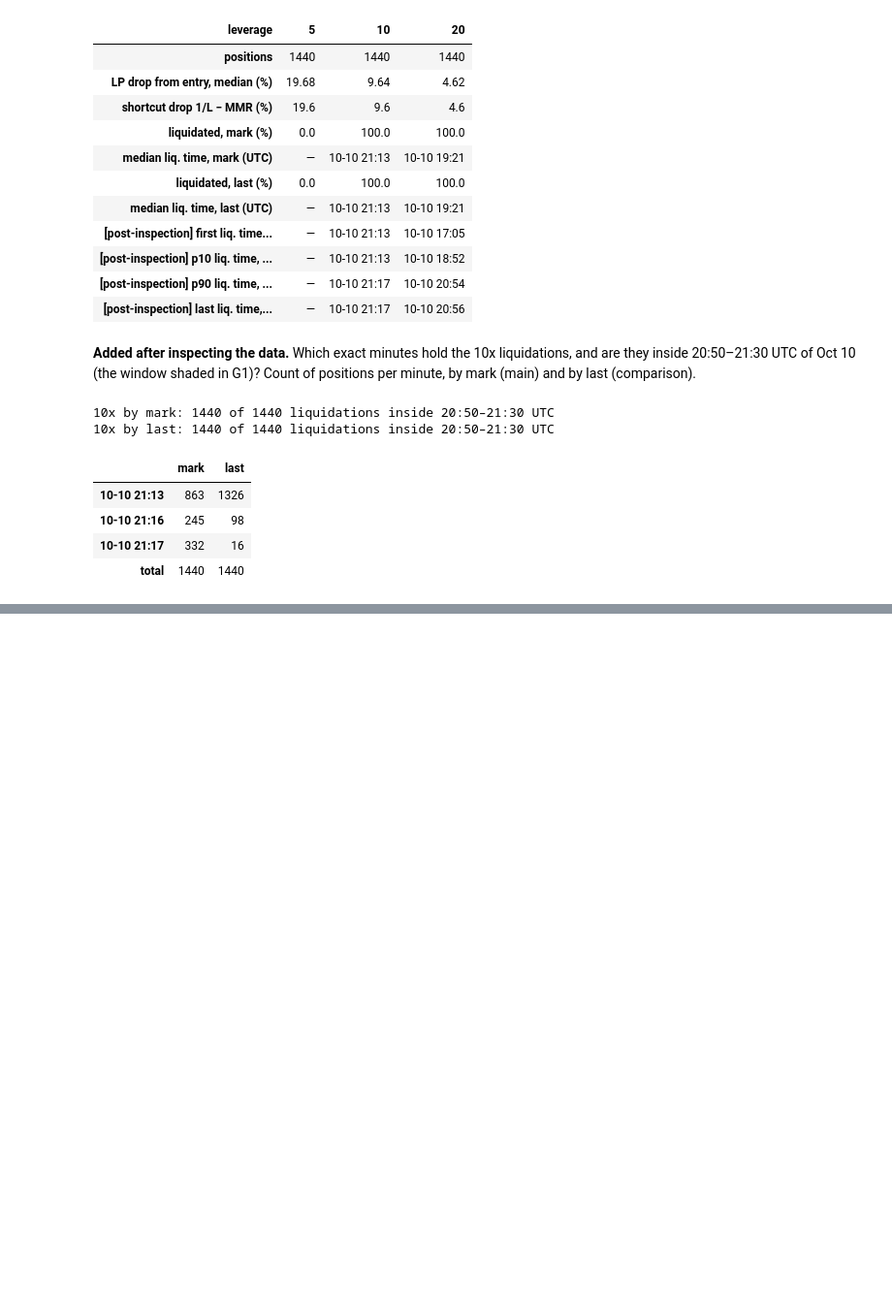
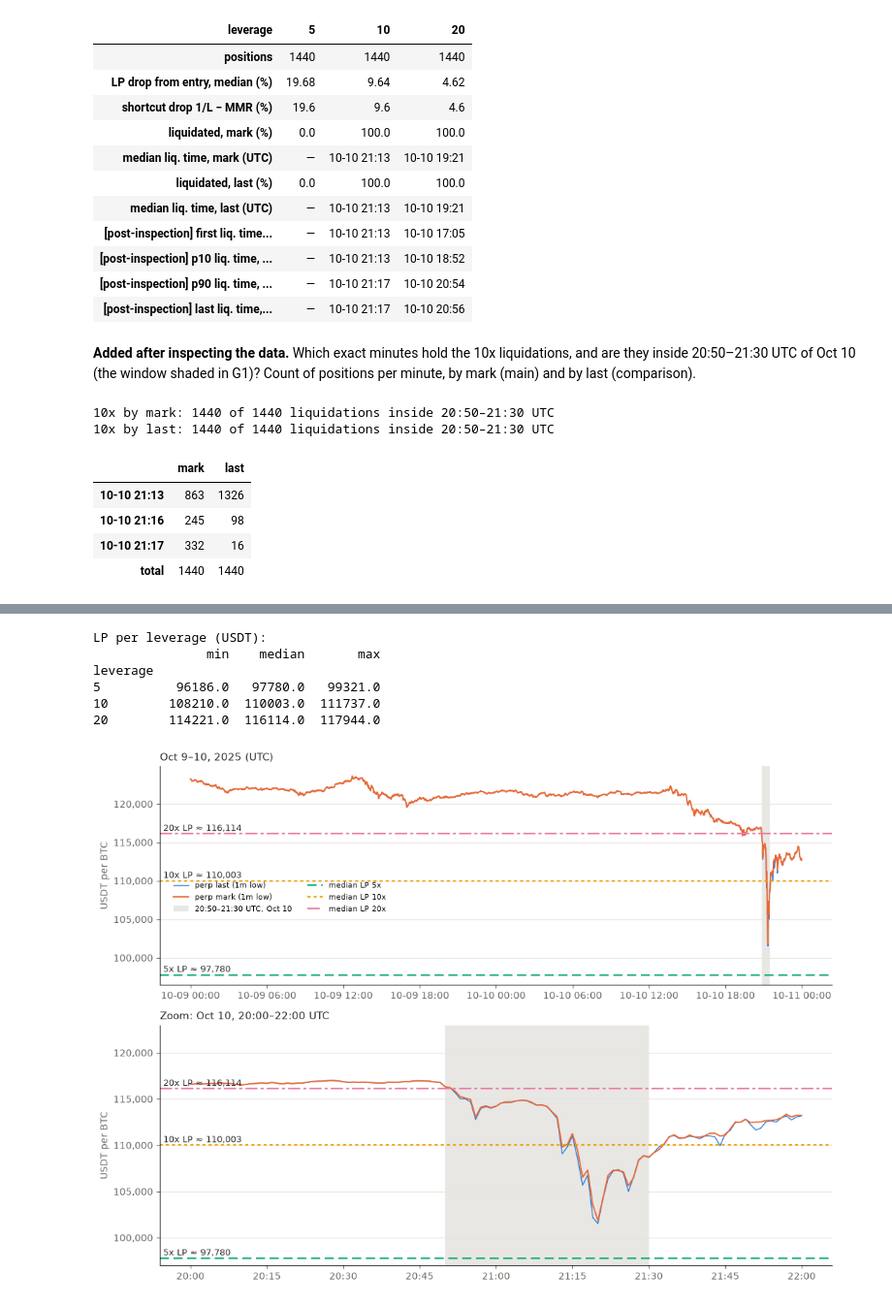
Before and after one commit to Alvarado-Maganna/crypto-quant-lab, a Jupyter notebook: notebooks/04_liquidation_math.ipynb, the cells around one changed output, grey strips where cells are left out. Shown at 97% size. Drawn from its saved outputs; the diff is of its cells as text; code cells hidden in the pictures; blank space fills up the shorter version.

Commit message:
Add G1 to notebook 04: last and mark lows with typical liquidation prices
Co-Authored-By: Claude Opus 5.5 <noreply@anthropic.com>

```diff
--- a/notebooks/04_liquidation_math.ipynb
+++ b/notebooks/04_liquidation_math.ipynb
@@ -472,0 +482,44 @@ minutes_10x
+# %%
+SERIES_COLORS = {"last": "#2a78d6", "mark": "#eb6834"}            # fixed per series
+LEV_STYLE = {5: ("#1baf7a", (0, (6, 3))), 10: ("#eda100", (0, (2, 2))),  # fixed per leverage:
+             20: ("#e87ba4", (0, (8, 2, 2, 2)))}                         # color + dash pattern
+INK, MUTED = "#2b2b2a", "#6b6a64"
+
+lp_band = sim.groupby(level="leverage")["lp"].agg(["min", "median", "max"]).round(0)
+print("LP per leverage (USDT):")
+print(lp_band.to_string())
+
+zoom = slice("2025-10-10 20:00", "2025-10-10 22:00")
+fig, axes = plt.subplots(2, 1, figsize=(11, 8), height_ratios=[1, 1.1])
+for ax, window, title in [(axes[0], slice(None), "Oct 9–10, 2025 (UTC)"),
+                          (axes[1], zoom, "Zoom: Oct 10, 20:00–22:00 UTC")]:
+    for name, df in [("last", last), ("mark", mark)]:
+        ax.plot(df.loc[window, "low"], color=SERIES_COLORS[name], lw=1.0 if name == "last" else 1.4,
+                label=f"perp {name} (1m low)")
+    ax.axvspan(*CRASH_WINDOW, color="#d9d8d2", alpha=0.6, lw=0, label="20:50–21:30 UTC, Oct 10")
+    x_label = ax.get_xlim()[0]
+    for lev, (color, dash) in LEV_STYLE.items():
+        y = lp_band.loc[lev, "median"]
+        ax.axhline(y, color=color, ls=dash, lw=1.6, label=f"median LP {lev}x")
+        ax.annotate(f"{lev}x LP ≈ {y:,.0f}", xy=(0.005, y), xycoords=("axes fraction", "data"),
+                    xytext=(0, 3), textcoords="offset points", fontsize=9, color=INK)
+    ax.set_title(title, loc="left", fontsize=11, color=INK)
+    ax.set_ylabel("USDT per BTC", color=MUTED)
+    ax.yaxis.set_major_formatter(plt.FuncFormatter(lambda v, _: f"{v:,.0f}"))
+    ax.grid(axis="y", color="#e6e5e0", lw=0.8)
+    ax.spines[["top", "right"]].set_visible(False)
+    ax.tick_params(colors=MUTED)
+axes[0].xaxis.set_major_formatter(mdates.DateFormatter("%m-%d %H:%M", tz="UTC"))
+axes[1].xaxis.set_major_formatter(mdates.DateFormatter("%H:%M", tz="UTC"))
+axes[1].set_ylim(97_000, 123_000)
+axes[0].legend(loc="center left", bbox_to_anchor=(0.01, 0.4), fontsize=8, frameon=False, ncol=2)
+fig.tight_layout()
+plt.show()
+# %% [output]
+LP per leverage (USDT):
+               min    median       max
+leverage
+5          96186.0   97780.0   99321.0
+10        108210.0  110003.0  111737.0
+20        114221.0  116114.0  117944.0
+[figure, added]
```
Also changed, not shown: parts of 1 cell of this notebook.
